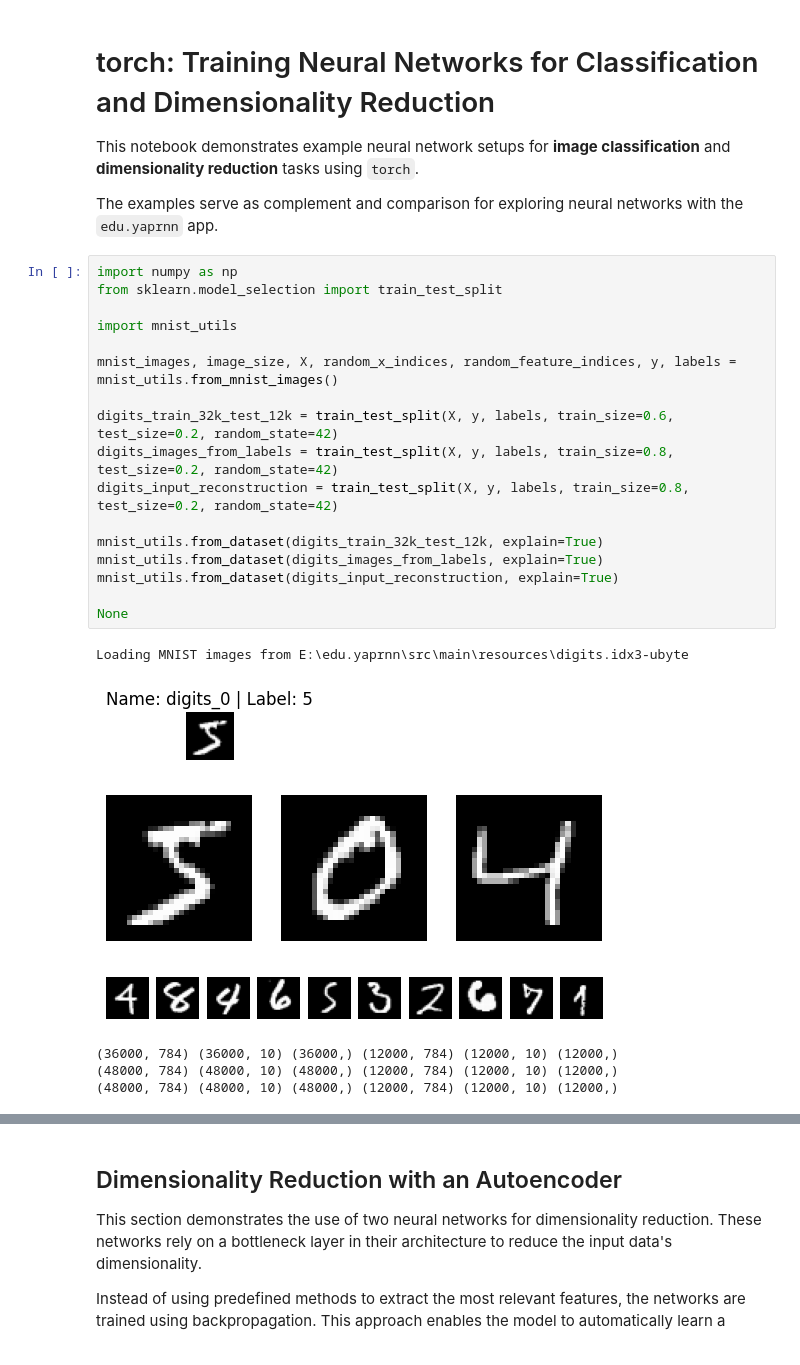
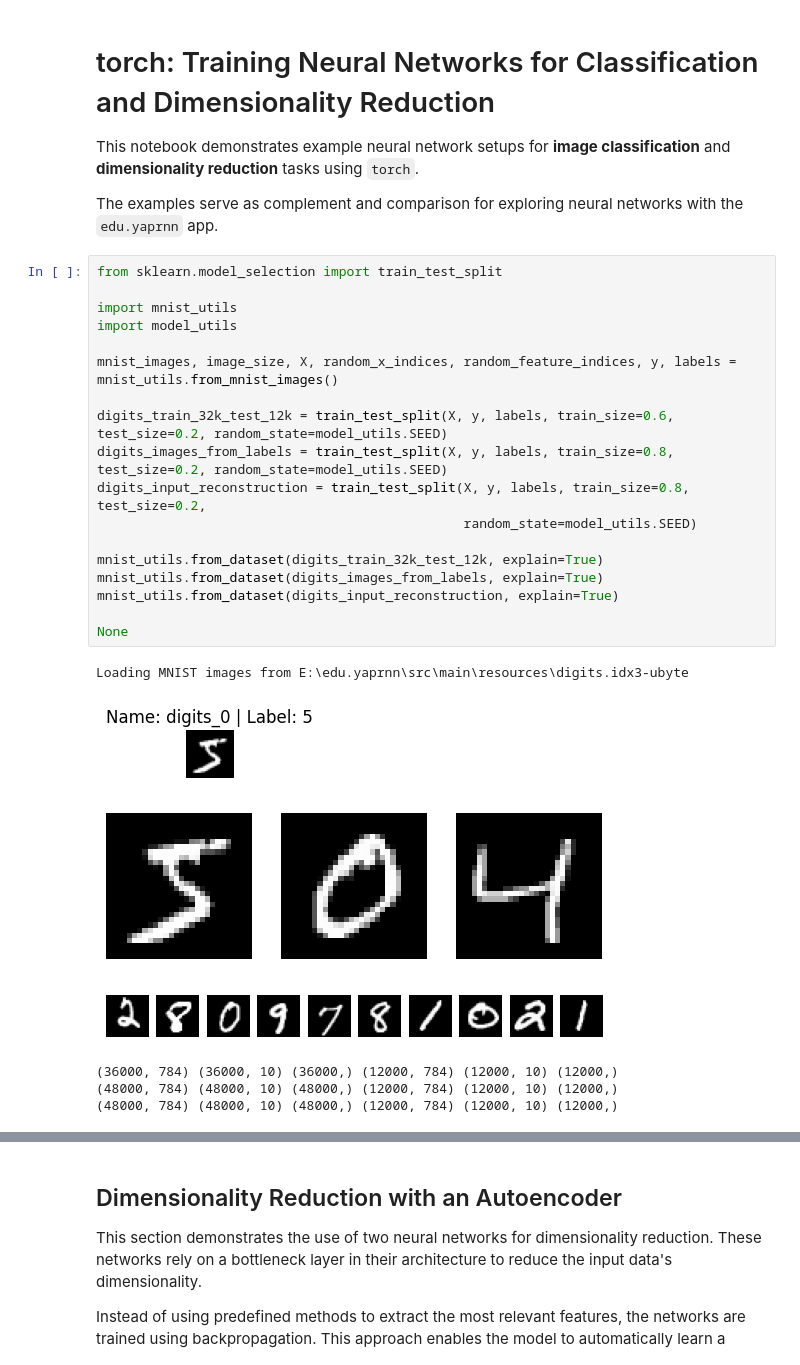
Before and after one commit to falkosch/edu.yaprnn, a Jupyter notebook: notebooks/frameworks-torch.ipynb, the cells around one changed output, grey strips where cells are left out. Cells and saved outputs as stored; diff of their text form.

```diff
--- a/notebooks/frameworks-torch.ipynb
+++ b/notebooks/frameworks-torch.ipynb
@@ -5,27 +5,28 @@ This notebook demonstrates example neural network setups for **image classificat
 
 The examples serve as complement and comparison for exploring neural networks with the `edu.yaprnn` app.
 # %%
-import numpy as np
 from sklearn.model_selection import train_test_split
 
 import mnist_utils
+import model_utils
 
 mnist_images, image_size, X, random_x_indices, random_feature_indices, y, labels = mnist_utils.from_mnist_images()
 
-digits_train_32k_test_12k = train_test_split(X, y, labels, train_size=0.6, test_size=0.2, random_state=42)
-digits_images_from_labels = train_test_split(X, y, labels, train_size=0.8, test_size=0.2, random_state=42)
-digits_input_reconstruction = train_test_split(X, y, labels, train_size=0.8, test_size=0.2, random_state=42)
+digits_train_32k_test_12k = train_test_split(X, y, labels, train_size=0.6, test_size=0.2, random_state=model_utils.SEED)
+digits_images_from_labels = train_test_split(X, y, labels, train_size=0.8, test_size=0.2, random_state=model_utils.SEED)
+digits_input_reconstruction = train_test_split(X, y, labels, train_size=0.8, test_size=0.2,
+                                               random_state=model_utils.SEED)
 
 mnist_utils.from_dataset(digits_train_32k_test_12k, explain=True)
 mnist_utils.from_dataset(digits_images_from_labels, explain=True)
 mnist_utils.from_dataset(digits_input_reconstruction, explain=True)
 
 None
 # %% [output]
 Loading MNIST images from E:\edu.yaprnn\src\main\resources\digits.idx3-ubyte
 [figure]
 [figure]
-[figure, old version]
+[figure, new version]
 (36000, 784) (36000, 10) (36000,) (12000, 784) (12000, 10) (12000,)
 (48000, 784) (48000, 10) (48000,) (12000, 784) (12000, 10) (12000,)
 (48000, 784) (48000, 10) (48000,) (12000, 784) (12000, 10) (12000,)
```
Also changed, not shown: parts of 8 cells of this notebook, 16 other files.
